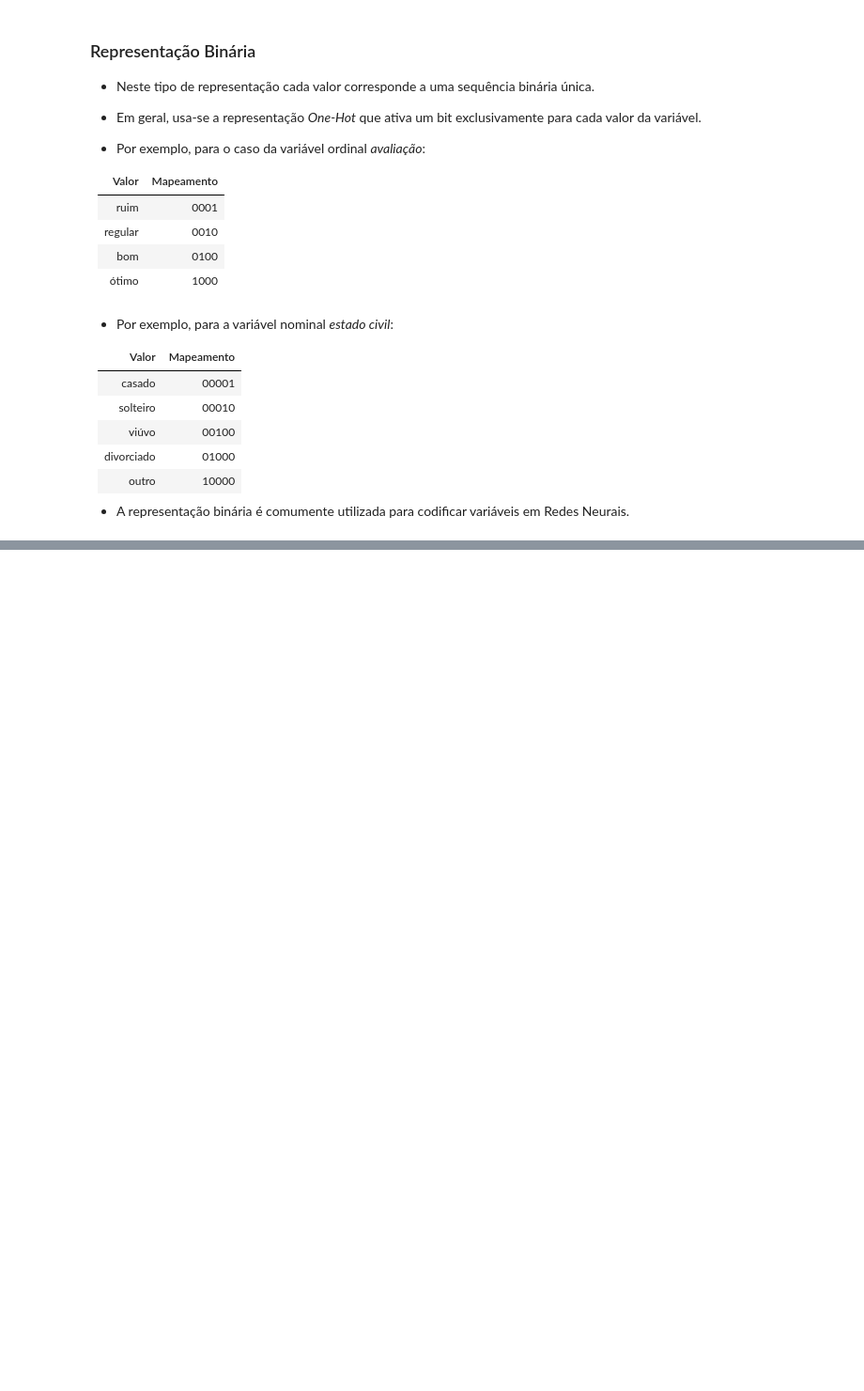
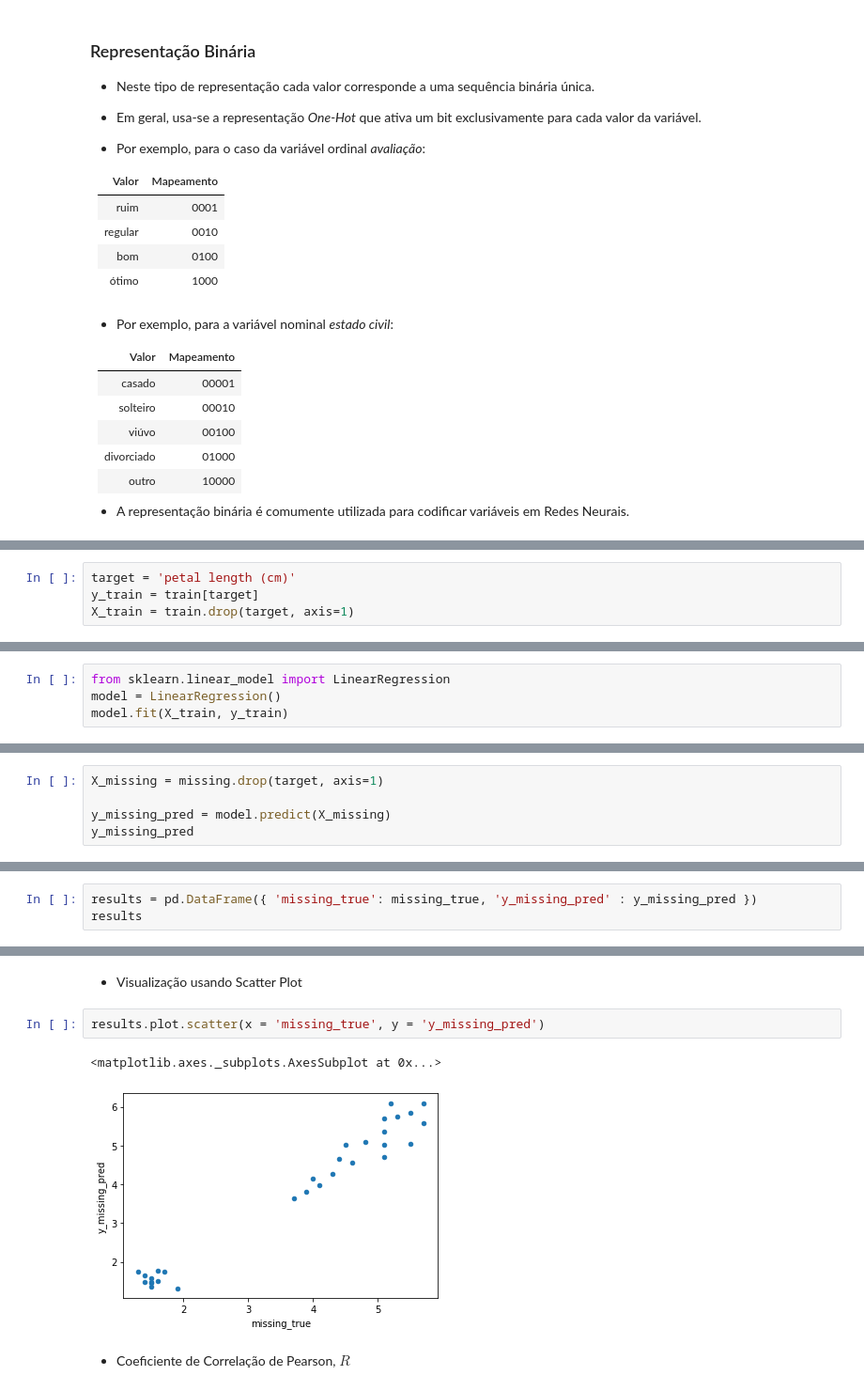
Before and after one commit to anfer86/teaching-datamining-lessons, a Jupyter notebook: aula03/preprocessamento.ipynb, the cells around one changed output, grey strips where cells are left out. Shown at 94% size. Drawn from its saved outputs; the diff is of its cells as text; blank space fills up the shorter version.

Commit message:
imputing missing values using linear regression in python

```diff
--- a/aula03/preprocessamento.ipynb
+++ b/aula03/preprocessamento.ipynb
@@ -767,0 +852,4 @@ $$\frac{0.72-0.15}{0.72} = 0.79$$
+# %%
+target = 'petal length (cm)'
+y_train = train[target]
+X_train = train.drop(target, axis=1)
@@ -767,0 +858,4 @@ $$\frac{0.72-0.15}{0.72} = 0.79$$
+# %%
+from sklearn.linear_model import LinearRegression
+model = LinearRegression()
+model.fit(X_train, y_train)
@@ -767,0 +882,5 @@ $$\frac{0.72-0.15}{0.72} = 0.79$$
+# %%
+X_missing = missing.drop(target, axis=1)
+
+y_missing_pred = model.predict(X_missing)
+y_missing_pred
@@ -767,0 +902,3 @@ $$\frac{0.72-0.15}{0.72} = 0.79$$
+# %%
+results = pd.DataFrame({ 'missing_true': missing_true, 'y_missing_pred' : y_missing_pred })
+results
@@ -767,0 +923,9 @@ $$\frac{0.72-0.15}{0.72} = 0.79$$
+# %% [markdown]
+- Visualização usando Scatter Plot
+# %%
+results.plot.scatter(x = 'missing_true', y = 'y_missing_pred')
+# %% [output]
+<matplotlib.axes._subplots.AxesSubplot at 0x...>
+[figure, added]
+# %% [markdown]
+- Coeficiente de Correlação de Pearson, $R$
```
Also changed, not shown: parts of 62 cells of this notebook, 1 other file.
